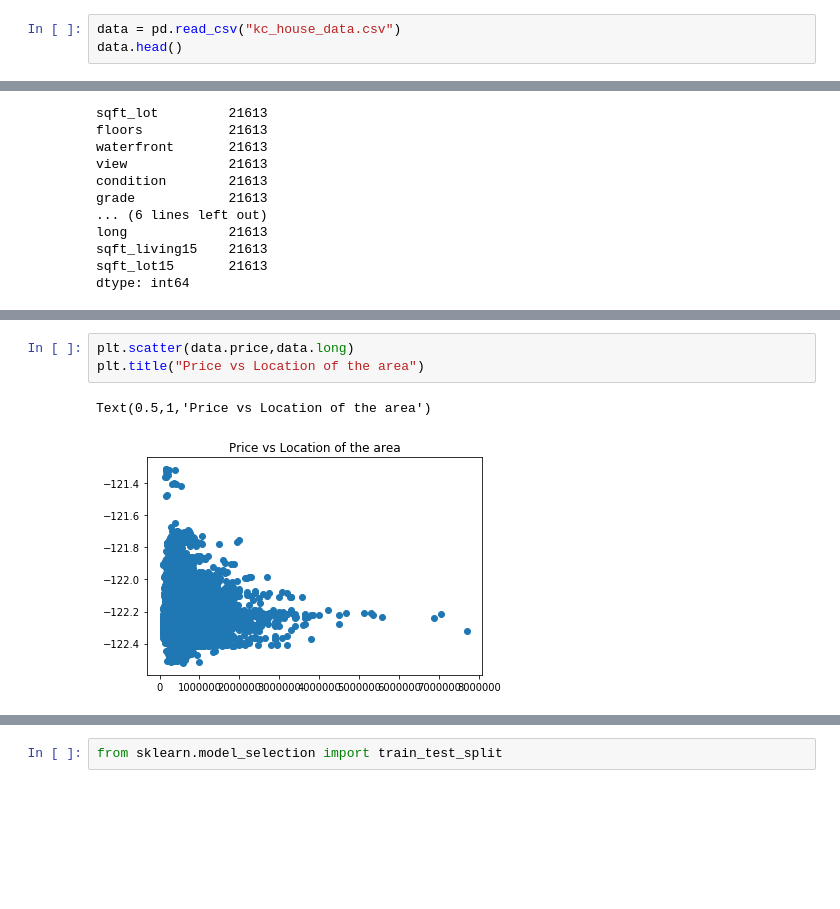
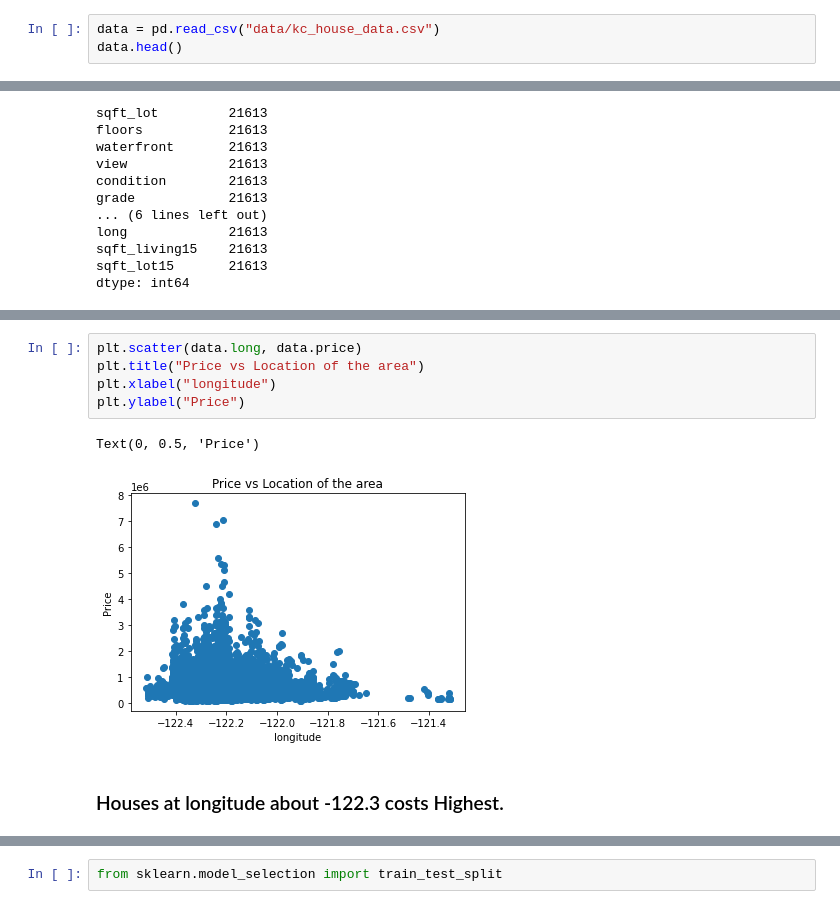
Before and after one commit to bidur/MachineLearningExamples, a Jupyter notebook: linearRegression.ipynb, the cells around one changed output, grey strips where cells are left out. Saved outputs shown, nothing was run; the diff lists cells and outputs as text; blank space fills up the shorter version.

```diff
--- a/linearRegression.ipynb
+++ b/linearRegression.ipynb
@@ -14,7 +35,7 @@ import matplotlib.pyplot as plt
 import seaborn as sns
 import mpl_toolkits
 # %%
-data = pd.read_csv("kc_house_data.csv")
+data = pd.read_csv("data/kc_house_data.csv")
 data.head()
 # %% [output]
 |  | id | date | price | bedrooms | bathrooms | sqft_living | sqft_lot | floors | waterfront | view | ... |
@@ -98,7 +155,11 @@ Text(0.5,1,'Price vs Square Feet')
 # %%
-plt.scatter(data.price,data.long)
+plt.scatter(data.long, data.price)
 plt.title("Price vs Location of the area")
+plt.xlabel("longitude")
+plt.ylabel("Price")
 # %% [output]
-Text(0.5,1,'Price vs Location of the area')
+Text(0, 0.5, 'Price')
-[figure, old version]
+[figure, new version]
+# %% [markdown]
+### Houses at longitude about -122.3 costs Highest.
 # %%
```
Also changed, not shown: parts of 41 cells of this notebook, 6 other files.
